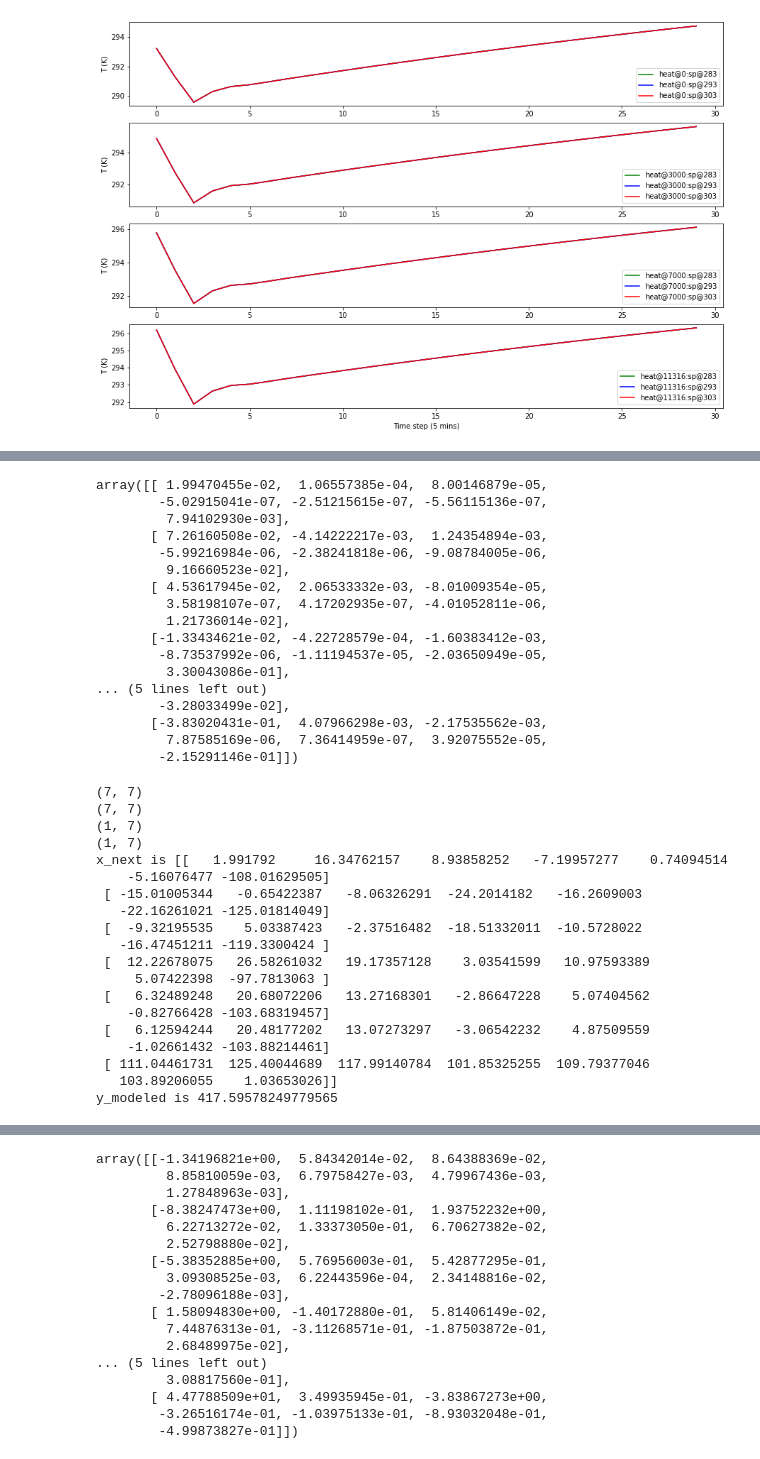
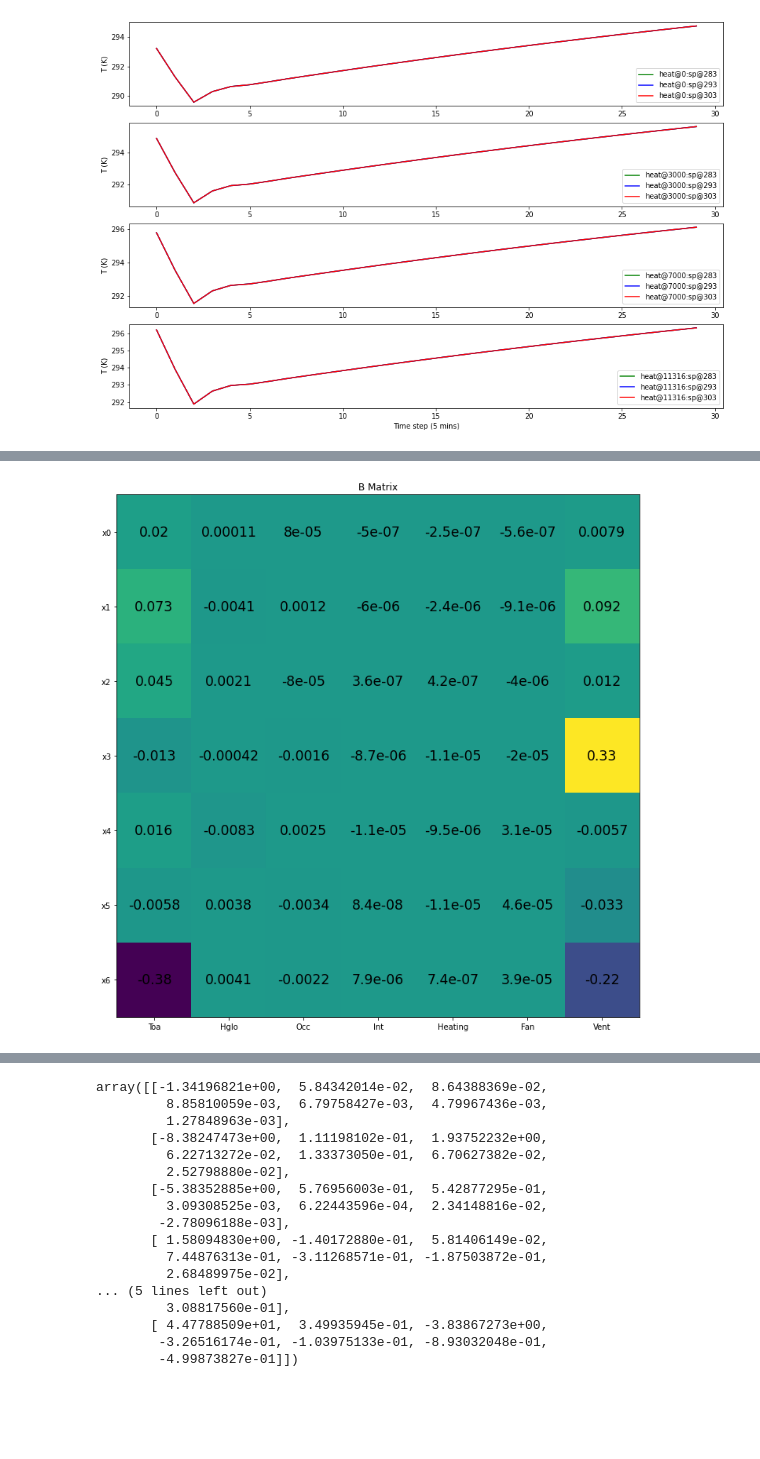
Before and after one commit to henze-research-group/MODRLC, a Jupyter notebook: examples/python/dompc/n4sidtesting.ipynb, the cells around one changed output, grey strips where cells are left out. Cells and saved outputs as stored; diff of their text form; code cells hidden in the pictures; blank space fills up the shorter version.

```diff
--- a/examples/python/dompc/n4sidtesting.ipynb
+++ b/examples/python/dompc/n4sidtesting.ipynb
@@ -415,8 +415,8 @@ if p.exists():
     c_matrix = np.load(p / 'matrix_C1.npy')
     d_matrix = np.load(p / 'matrix_D1.npy')
 
-display(a_matrix)
-display(b_matrix)
+print(f"A: {b_matrix}")
+print(f"B: {b_matrix}")
 
 # Test with random data
 _x = np.array((
@@ -431,14 +431,38 @@ _u = np.array([273, # T_OA (K)  - freezing outside
                0.175,    # OA Volumetric flow rate (m3/s), [0.01 - 0.175]  # full outside ai
               ])
 
+labels_y = ['x0', 'x1', 'x2', 'x3', 'x4', 'x5', 'x6']
+labels = ['Toa', 'Hglo', 'Occ', 'Int', 'Heating', 'Fan', 'Vent']
 print(a_matrix.shape)
 print(b_matrix.shape)
 print(c_matrix.shape)
 print(d_matrix.shape)
-
+print('here')
+print(b_matrix @ _u)
 x_next = a_matrix @ _x + b_matrix @ _u
 y_modeled = c_matrix @ _x + d_matrix @ _u
 
 print(f"x_next is {x_next}")
 print(f"y_modeled is {y_modeled[0][0]}")
+
+# Plot the b_matrix to see the sensitivities of th e input variables
+fig, ax = plt.subplots(figsize=(10,10))
+im = ax.imshow(b_matrix)
+
+
+ax.set_xticks(np.arange(len(labels)))
+ax.set_yticks(np.arange(len(labels_y)))
+# # ... and label them with the respective list entries
+ax.set_xticklabels(labels)
+ax.set_yticklabels(labels_y)
+
+# Loop over data dimensions and create text annotations.
+for i in range(len(labels)):
+    for j in range(len(labels_y)):
+        text = ax.text(j, i, f"{b_matrix[i, j]:,.2}",
+                       ha="center", va="center", color="black", size='xx-large')
+
+ax.set_title("B Matrix")
+fig.tight_layout()
+plt.show()
 # %% [output]
@@ -462,39 +486,4 @@ array([[-1.34196821e+00,  5.84342014e-02,  8.64388369e-02,
-array([[ 1.99470455e-02,  1.06557385e-04,  8.00146879e-05,
-        -5.02915041e-07, -2.51215615e-07, -5.56115136e-07,
-         7.94102930e-03],
-       [ 7.26160508e-02, -4.14222217e-03,  1.24354894e-03,
-        -5.99216984e-06, -2.38241818e-06, -9.08784005e-06,
-         9.16660523e-02],
-       [ 4.53617945e-02,  2.06533332e-03, -8.01009354e-05,
-         3.58198107e-07,  4.17202935e-07, -4.01052811e-06,
-         1.21736014e-02],
-       [-1.33434621e-02, -4.22728579e-04, -1.60383412e-03,
-        -8.73537992e-06, -1.11194537e-05, -2.03650949e-05,
-         3.30043086e-01],
-... (5 lines left out)
-        -3.28033499e-02],
-       [-3.83020431e-01,  4.07966298e-03, -2.17535562e-03,
-         7.87585169e-06,  7.36414959e-07,  3.92075552e-05,
-        -2.15291146e-01]])
-(7, 7)
-(7, 7)
-(1, 7)
-(1, 7)
-x_next is [[   1.991792     16.34762157    8.93858252   -7.19957277    0.74094514
-    -5.16076477 -108.01629505]
- [ -15.01005344   -0.65422387   -8.06326291  -24.2014182   -16.2609003
-   -22.16261021 -125.01814049]
- [  -9.32195535    5.03387423   -2.37516482  -18.51332011  -10.5728022
-   -16.47451211 -119.3300424 ]
- [  12.22678075   26.58261032   19.17357128    3.03541599   10.97593389
-     5.07422398  -97.7813063 ]
- [   6.32489248   20.68072206   13.27168301   -2.86647228    5.07404562
-    -0.82766428 -103.68319457]
- [   6.12594244   20.48177202   13.07273297   -3.06542232    4.87509559
-    -1.02661432 -103.88214461]
- [ 111.04461731  125.40044689  117.99140784  101.85325255  109.79377046
-   103.89206055    1.03653026]]
-y_modeled is 417.59578249779565
+[figure, added]
 # %%
 ## Test if the temperature increases with the x's and u's given in the MPC
 
```
Also changed, not shown: parts of 4 cells of this notebook, 4 other files.
